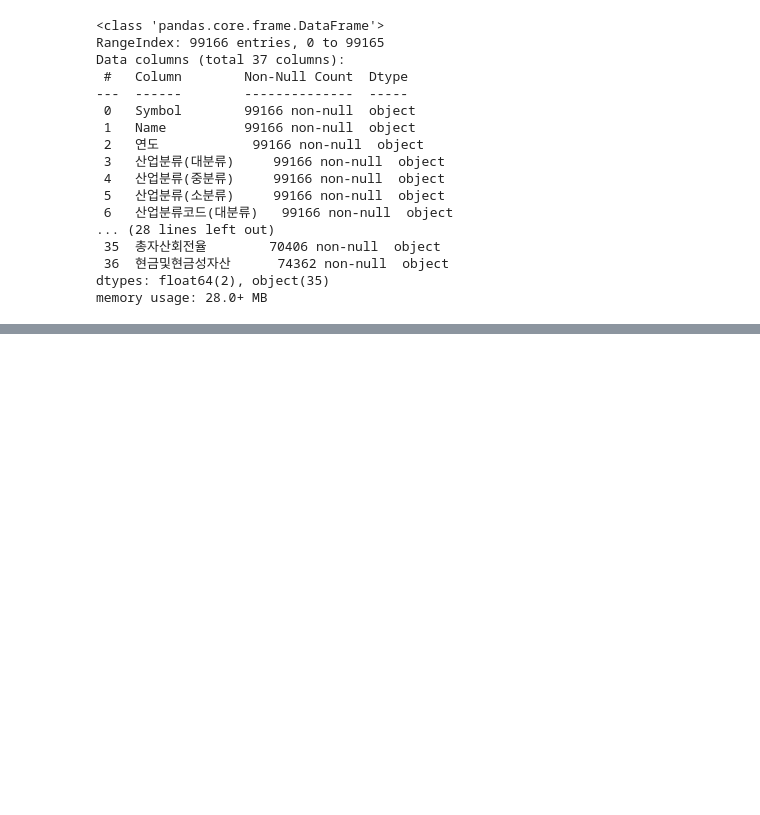
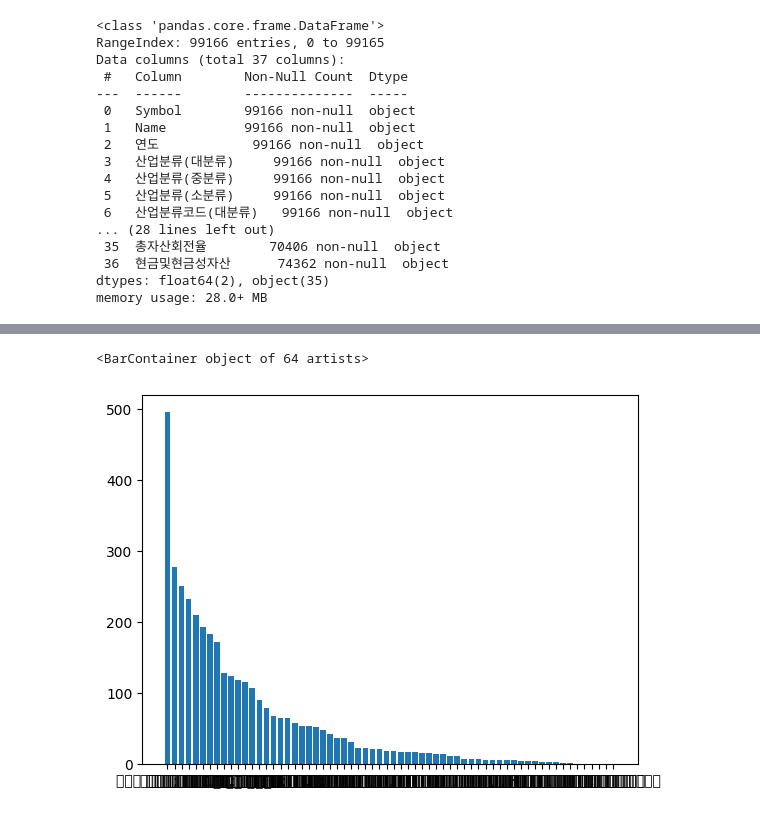
Before and after one commit to 0-virus/finance-analysis, a Jupyter notebook: sol1.ipynb, the cells around one changed output, grey strips where cells are left out. Cells and saved outputs as stored; diff of their text form; code cells hidden in the pictures; blank space fills up the shorter version.

```diff
--- a/sol1.ipynb
+++ b/sol1.ipynb
@@ -97,8 +89,11 @@ Data columns (total 37 columns):
 dtypes: float64(2), object(35)
 memory usage: 28.0+ MB
 # %%
+# 수치형 변수 타입 변환
 for column in df_pivot.columns[9:]:
     df_pivot[column] = pd.to_numeric(df_pivot[column], errors="coerce")
+
+df_pivot["연도"] = pd.to_numeric(df_pivot["연도"], errors="coerce")
 # %%
 df_pivot.info()
 # %% [output]
@@ -121,5 +116,8 @@ dtypes: float64(30), object(7)
 memory usage: 28.0+ MB
 # %%
+### 핵심 지표 계산
+
+# 현금흐름
 df_pivot["CFO_NI"] = df_pivot["영업활동으로인한현금흐름"] / df_pivot["당기순이익"].replace(0, np.nan)
 df_pivot["Accruals"] = df_pivot["당기순이익"] - df_pivot["영업활동으로인한현금흐름"]
 
@@ -128,3 +126,5 @@ df_pivot = df_pivot.sort_values(["Symbol","연도"])
 df_pivot["SalesGrowth"] = df_pivot.groupby("Symbol")["매출액"].pct_change()
 df_pivot["EBITGrowth"] = df_pivot.groupby("Symbol")["세후영업이익"].pct_change()
 df_pivot["NIGrowth"] = df_pivot.groupby("Symbol")["당기순이익"].pct_change()
+df_pivot["SalesCAGR3Y"] = (df_pivot.groupby("Symbol")["매출액"]
+                           .apply(lambda x: x.pct_change(3).add(1)**(1/3) - 1))
@@ -130,0 +140,17 @@ df_pivot["NIGrowth"] = df_pivot.groupby("Symbol")["당기순이익"].pct_change(
+# %%
+# 가치배수
+df_pivot["EV_EBITDA"] = df_pivot["EV"] / df_pivot["EBITDA"]
+# %%
+### 산업별 z-score 중립화
+
+features = [
+    'FCF', 'PBR', 'PER', 'ROA', 'ROE', 'ROIC', '매출총이익률', '영업이익률',
+    '총자산회전율', 'CFO_NI', 'Accruals', 'SalesGrowth', 'EBITGrowth',
+    '부채비율', '이자보상배율', 'NIGrowth', 'SalesCAGR3Y', 'EV_EBITDA',
+    '유동비율'
+]
+
+for f in features:
+    df_pivot[f+"_z"] = df_pivot.groupby(["연도", "산업분류(중분류)"])[f].transform(
+        lambda x: (x - x.mean()) / x.std(ddof=0)
+    )
@@ -130,0 +230,8 @@ df_pivot["NIGrowth"] = df_pivot.groupby("Symbol")["당기순이익"].pct_change(
+# %%
+import matplotlib.pyplot as plt
+
+df_drop = df_pivot.drop_duplicates("Symbol")
+plt.bar(height=df_drop["산업분류(중분류)"].value_counts(), x=df_drop["산업분류(중분류)"].unique())
+# %% [output]
+<BarContainer object of 64 artists>
+[figure, added]
```
Also changed, not shown: parts of 13 cells of this notebook, 20 other files.
